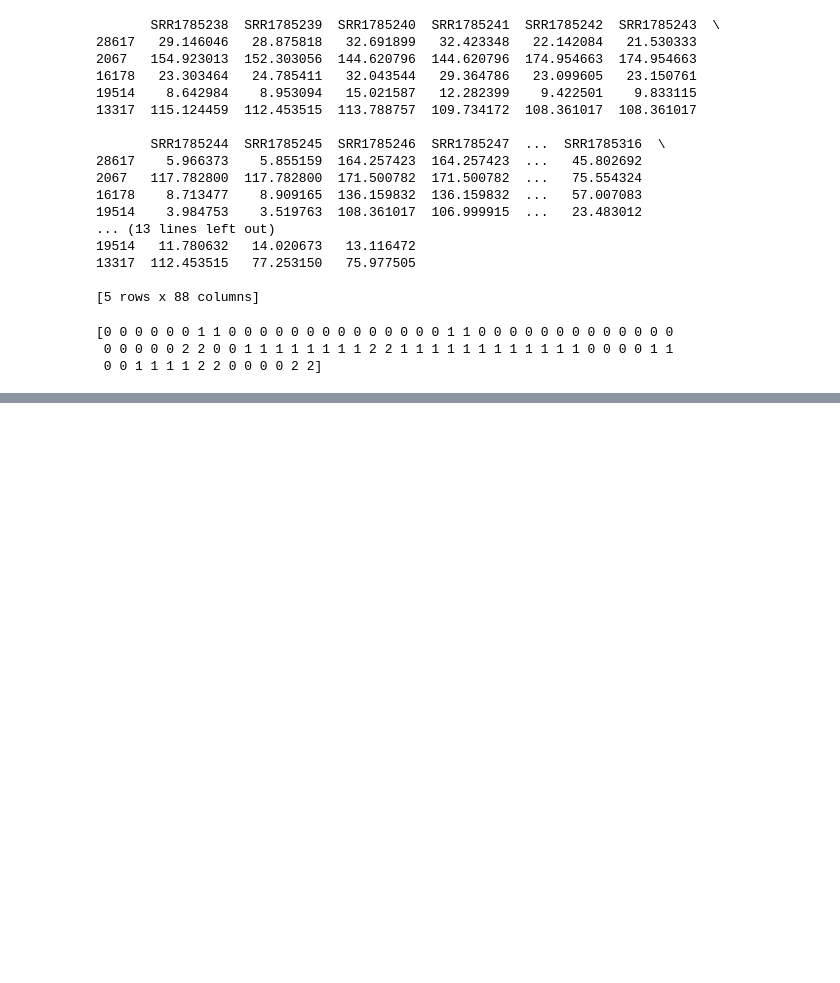
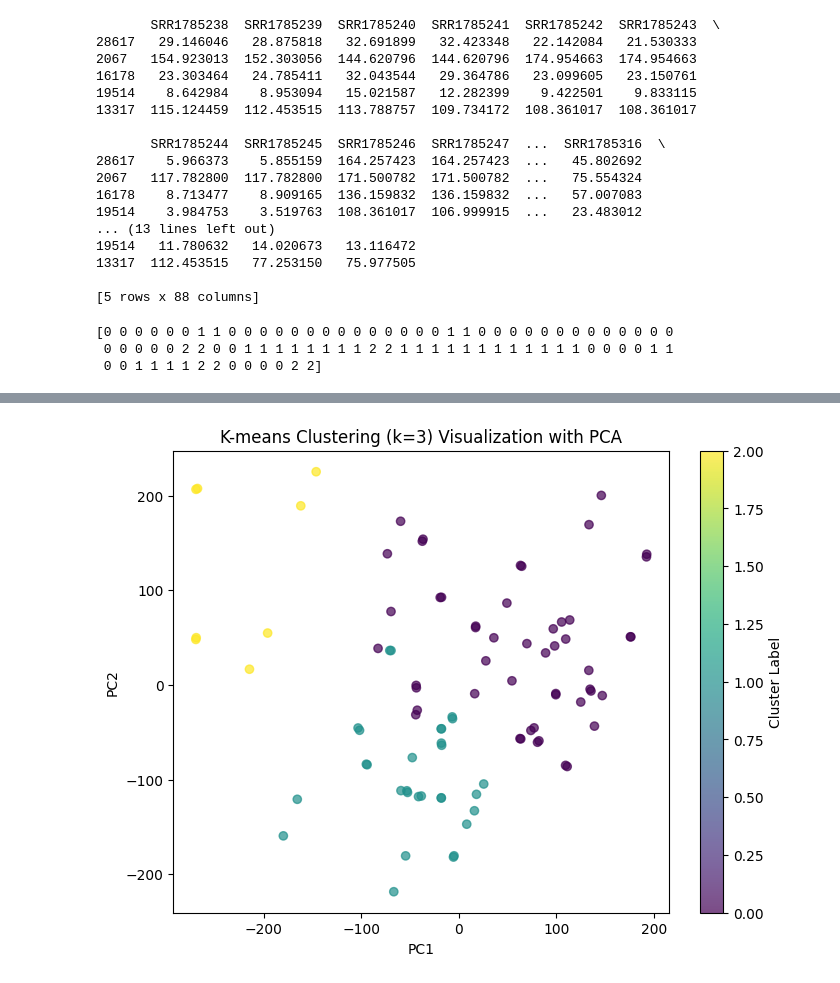
Before and after one commit to jamesh5391/bariatric-rna-seq, a Jupyter notebook: src/unsupervised_learning.ipynb, the cells around one changed output, grey strips where cells are left out. Drawn from its saved outputs; the diff is of its cells as text; code cells hidden in the pictures; blank space fills up the shorter version.

```diff
--- a/src/unsupervised_learning.ipynb
+++ b/src/unsupervised_learning.ipynb
@@ -55,0 +85,18 @@ print(cluster_labels)
+# %%
+import matplotlib.pyplot as plt
+from sklearn.decomposition import PCA
+
+# Perform PCA to reduce dimensions to 2
+pca = PCA(n_components=2)
+data_2d = pca.fit_transform(data_for_clustering)
+
+# Plot clusters
+plt.figure(figsize=(8,6))
+scatter = plt.scatter(data_2d[:,0], data_2d[:,1], c=cluster_labels, cmap='viridis', alpha=0.7)
+plt.xlabel('PC1')
+plt.ylabel('PC2')
+plt.title('K-means Clustering (k=3) Visualization with PCA')
+plt.colorbar(scatter, label='Cluster Label')
+plt.show()
+# %% [output]
+[figure, added]
```
Also changed, not shown: parts of 1 cell of this notebook.
